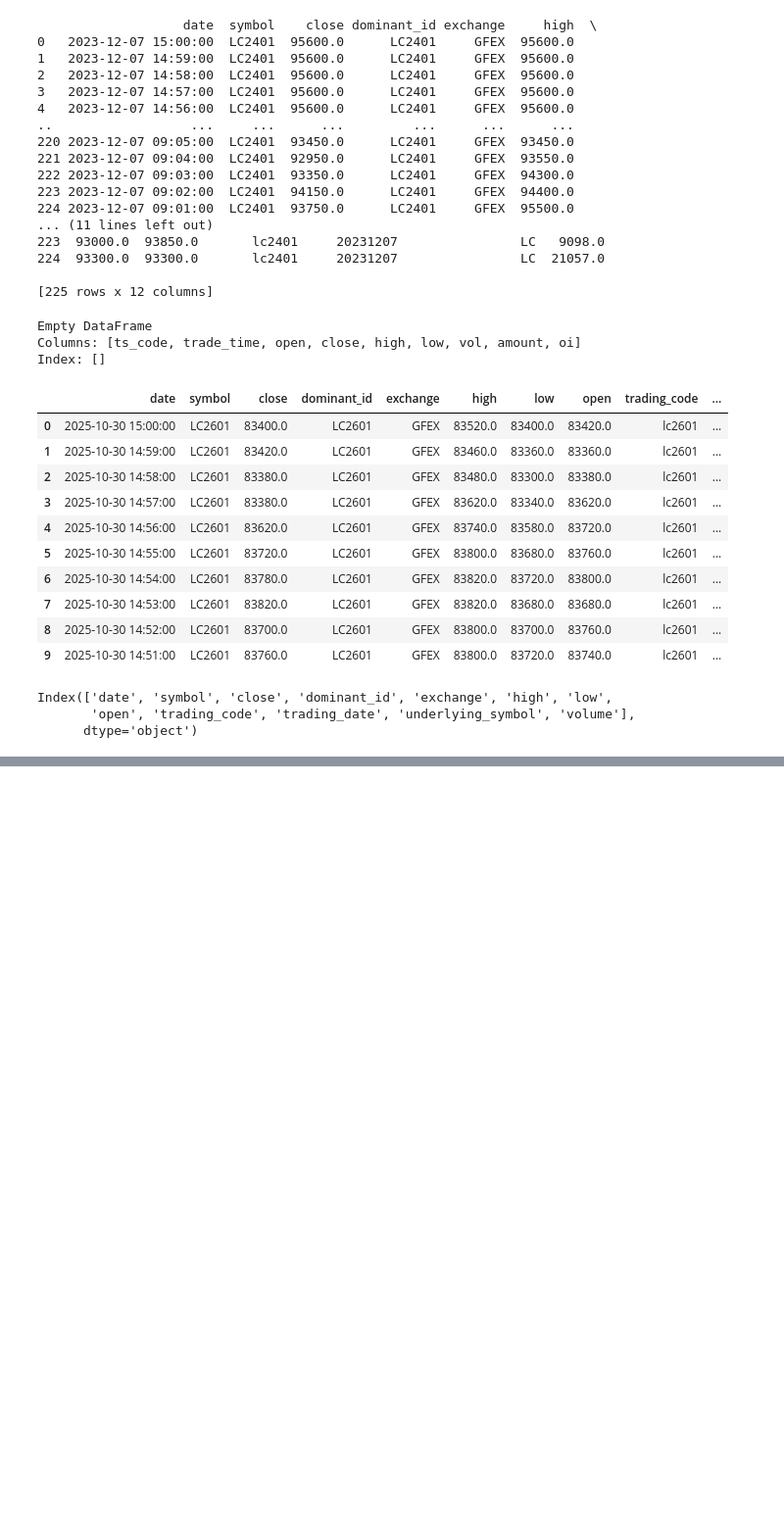
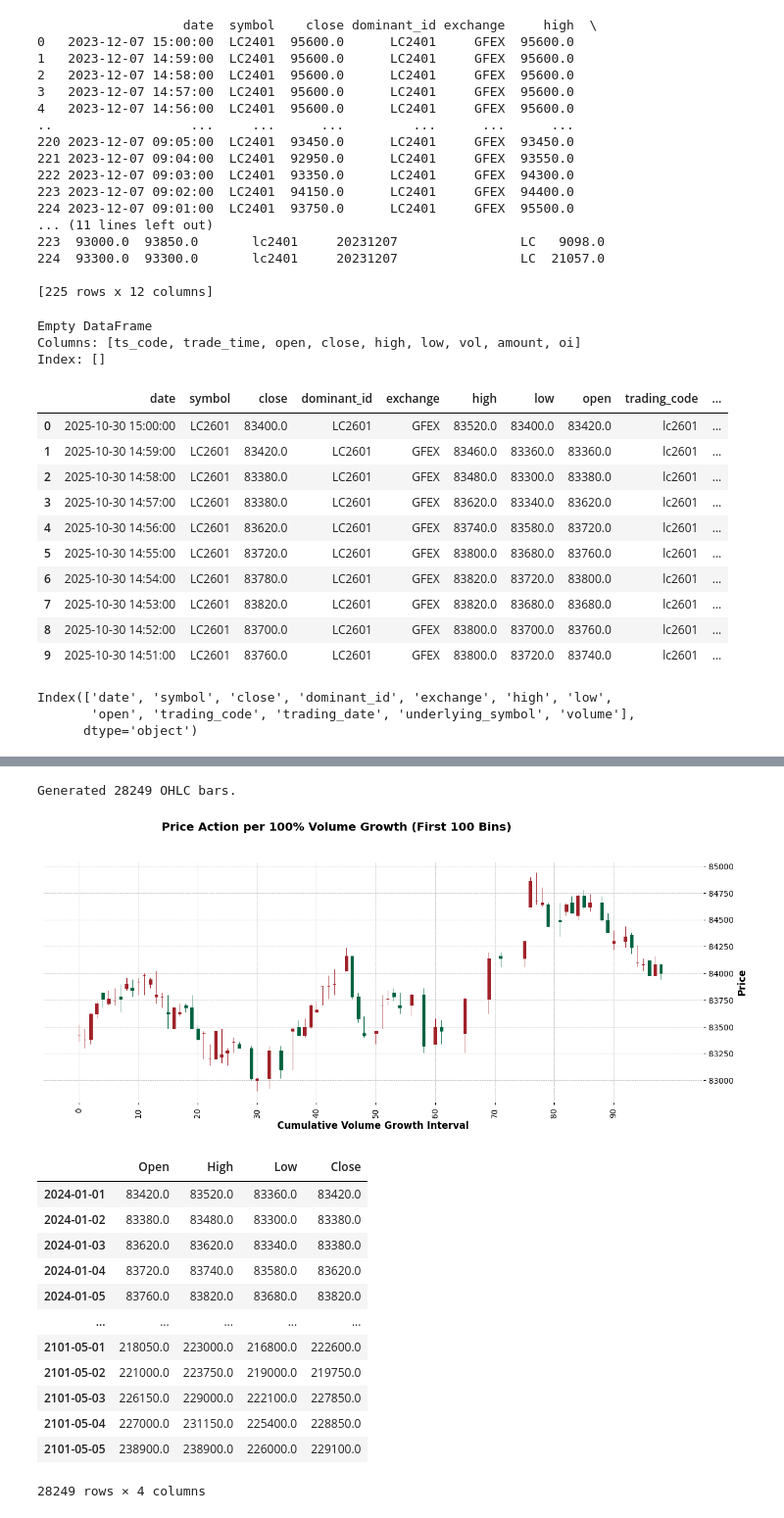
Before and after one commit to ylliu/panda_ai_hackson, a Jupyter notebook: data_pre/data_pre.ipynb, the cells around one changed output, grey strips where cells are left out. Shown: that part at 98% size. Saved outputs shown, nothing was run; the diff lists cells and outputs as text; code cells hidden in the pictures; blank space fills up the shorter version.

```diff
--- a/data_pre/data_pre.ipynb
+++ b/data_pre/data_pre.ipynb
@@ -371,0 +322,18 @@ def build_bin_vol_ohlc(data_dict, bin_size=0.1, x_threshold=None, symbols=None,
+# %%
+build_bin_vol_ohlc(data_lc_df, fig=True, x_threshold=100, bin_size=1, x_threshold_side='first')
+# %% [output]
+Generated 28249 OHLC bars.
+[figure, added]
+|  | Open | High | Low | Close |
+| 2024-01-01 | 83420.0 | 83520.0 | 83360.0 | 83420.0 |
+| 2024-01-02 | 83380.0 | 83480.0 | 83300.0 | 83380.0 |
+| 2024-01-03 | 83620.0 | 83620.0 | 83340.0 | 83380.0 |
+| 2024-01-04 | 83720.0 | 83740.0 | 83580.0 | 83620.0 |
+| 2024-01-05 | 83760.0 | 83820.0 | 83680.0 | 83820.0 |
+| ... | ... | ... | ... | ... |
+| 2101-05-01 | 218050.0 | 223000.0 | 216800.0 | 222600.0 |
+| 2101-05-02 | 221000.0 | 223750.0 | 219000.0 | 219750.0 |
+| 2101-05-03 | 226150.0 | 229000.0 | 222100.0 | 227850.0 |
+| 2101-05-04 | 227000.0 | 231150.0 | 225400.0 | 228850.0 |
+| 2101-05-05 | 238900.0 | 238900.0 | 226000.0 | 229100.0 |
+28249 rows × 4 columns
```
Also changed, not shown: parts of 11 cells of this notebook.
